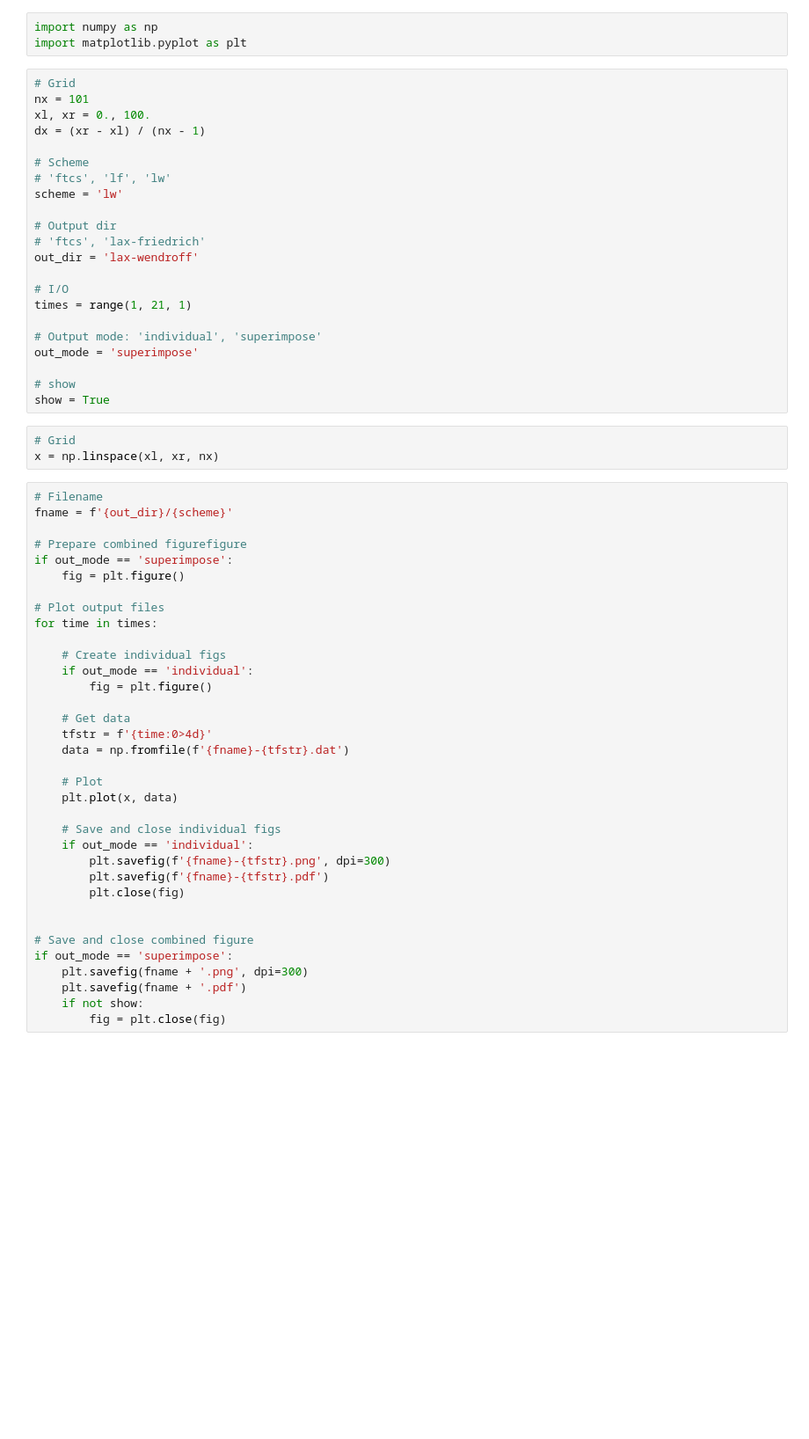
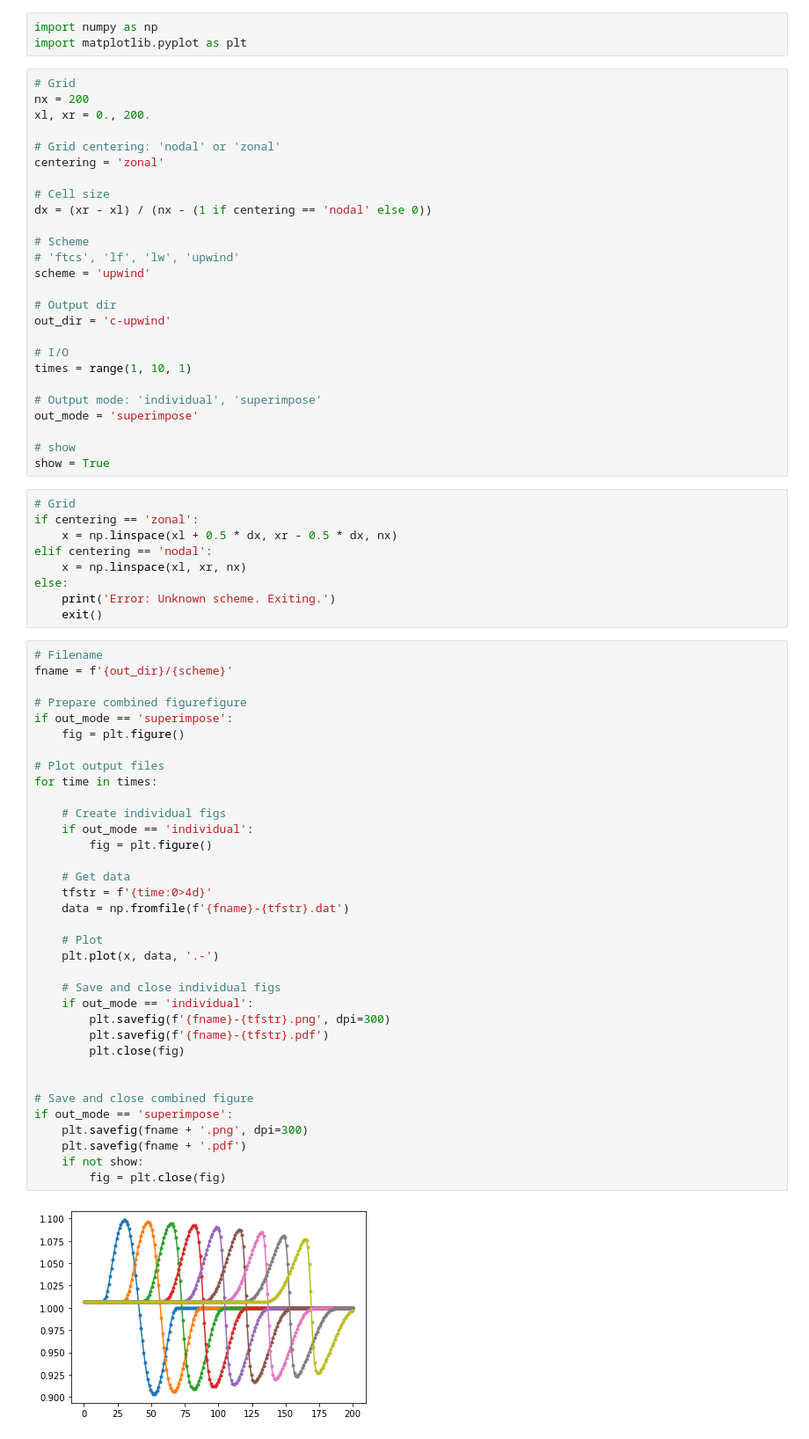
Before and after one commit to aywander/AstroCFD, a Jupyter notebook: visualize.ipynb, the cells around one changed output. Shown at 88% size. Drawn from its saved outputs; the diff is of its cells as text; blank space fills up the shorter version.

```diff
--- a/visualize.ipynb
+++ b/visualize.ipynb
@@ -3,20 +3,24 @@ import numpy as np
 import matplotlib.pyplot as plt
 # %%
 # Grid
-nx = 101
-xl, xr = 0., 100.
-dx = (xr - xl) / (nx - 1)
+nx = 200
+xl, xr = 0., 200.
+
+# Grid centering: 'nodal' or 'zonal'
+centering = 'zonal'
+
+# Cell size
+dx = (xr - xl) / (nx - (1 if centering == 'nodal' else 0))
 
 # Scheme
-# 'ftcs', 'lf', 'lw'
-scheme = 'lw'
+# 'ftcs', 'lf', 'lw', 'upwind'
+scheme = 'upwind'
 
 # Output dir
-# 'ftcs', 'lax-friedrich'
-out_dir = 'lax-wendroff'
+out_dir = 'c-upwind'
 
 # I/O
-times = range(1, 21, 1)
+times = range(1, 10, 1)
 
 # Output mode: 'individual', 'superimpose'
 out_mode = 'superimpose'
@@ -25,7 +29,13 @@ out_mode = 'superimpose'
 show = True
 # %%
 # Grid
-x = np.linspace(xl, xr, nx)
+if centering == 'zonal':
+    x = np.linspace(xl + 0.5 * dx, xr - 0.5 * dx, nx)
+elif centering == 'nodal':
+    x = np.linspace(xl, xr, nx)
+else:
+    print('Error: Unknown scheme. Exiting.')
+    exit()
 # %%
 # Filename
 fname = f'{out_dir}/{scheme}'
@@ -33,31 +43,33 @@ fname = f'{out_dir}/{scheme}'
 # Prepare combined figurefigure
 if out_mode == 'superimpose':
     fig = plt.figure()
 
 # Plot output files
 for time in times:
 
     # Create individual figs
     if out_mode == 'individual':
         fig = plt.figure()
 
     # Get data
     tfstr = f'{time:0>4d}'
     data = np.fromfile(f'{fname}-{tfstr}.dat')
 
     # Plot
-    plt.plot(x, data)
+    plt.plot(x, data, '.-')
 
     # Save and close individual figs
     if out_mode == 'individual':
         plt.savefig(f'{fname}-{tfstr}.png', dpi=300)
         plt.savefig(f'{fname}-{tfstr}.pdf')
         plt.close(fig)
 
 
 # Save and close combined figure
 if out_mode == 'superimpose':
     plt.savefig(fname + '.png', dpi=300)
     plt.savefig(fname + '.pdf')
     if not show:
         fig = plt.close(fig)
+# %% [output]
+[figure, added]
```
Also changed, not shown: 3 other files.
